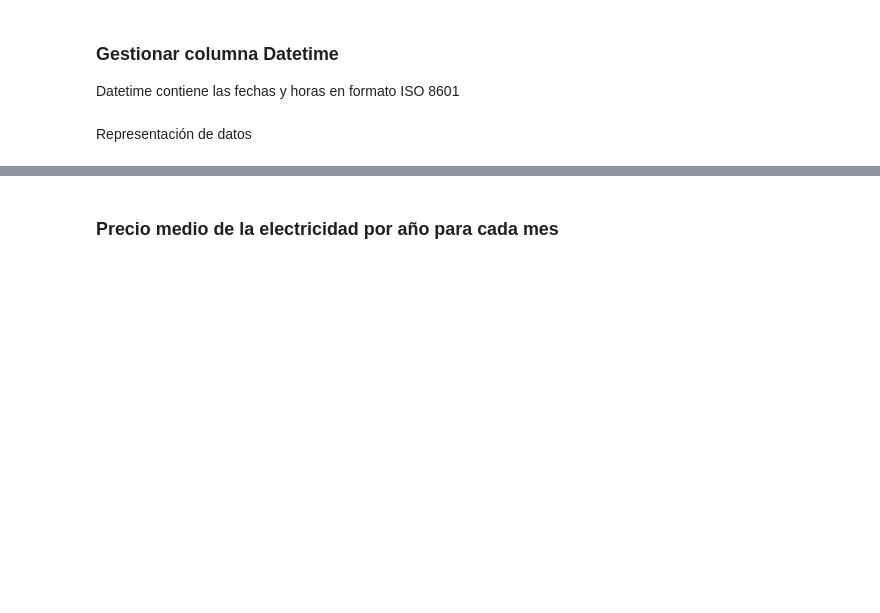
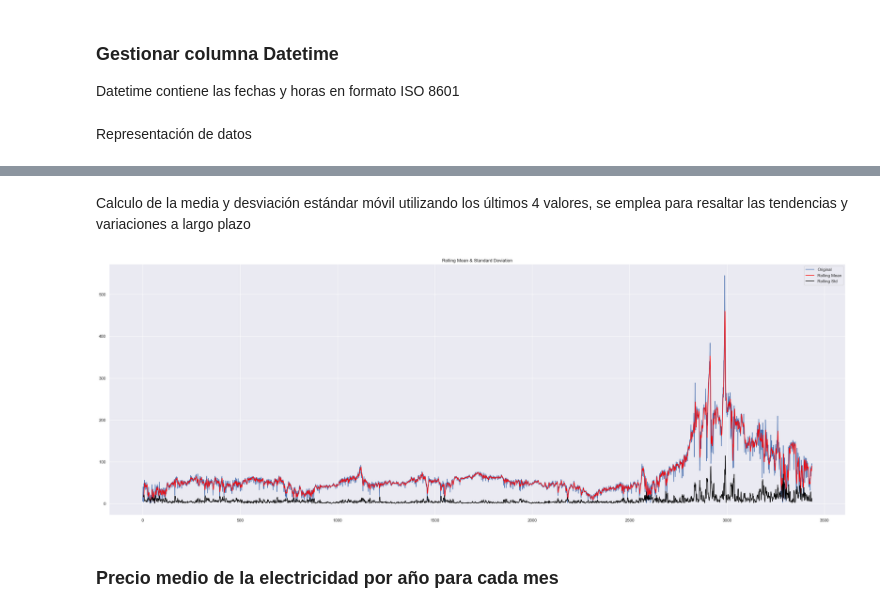
Before and after one commit to carolinariveraa/proyecto_final, a Jupyter notebook: days_2014-2023.ipynb, the cells around one changed output, grey strips where cells are left out. Drawn from its saved outputs; the diff is of its cells as text; code cells hidden in the pictures; blank space fills up the shorter version.

```diff
--- a/days_2014-2023.ipynb
+++ b/days_2014-2023.ipynb
@@ -176,3 +164,18 @@ df.to_csv('euaspot.csv')
+# %% [markdown]
+Calculo de la media y desviación estándar móvil utilizando los últimos 4 valores, se emplea para resaltar las tendencias y variaciones a largo plazo
+# %%
+
+roll_mean = df['value'].rolling(window=4, center=False).mean()
+roll_std = df['value'].rolling(window=4, center=False).std()
+fig = plt.figure(figsize=(35,12))
+plt.plot(df['value'], label='Original')
+plt.plot(roll_mean, color='red', label='Rolling Mean')
+plt.plot(roll_std, color='black', label = 'Rolling Std')
+plt.legend(loc='best')
+plt.title('Rolling Mean & Standard Deviation')
+plt.show(block=False)
+# %% [output]
+[figure, added]
 # %% [markdown]
 ### Precio medio de la electricidad por año para cada mes
 # %% [markdown]
```
Also changed, not shown: parts of 11 cells of this notebook, 3 other files.
